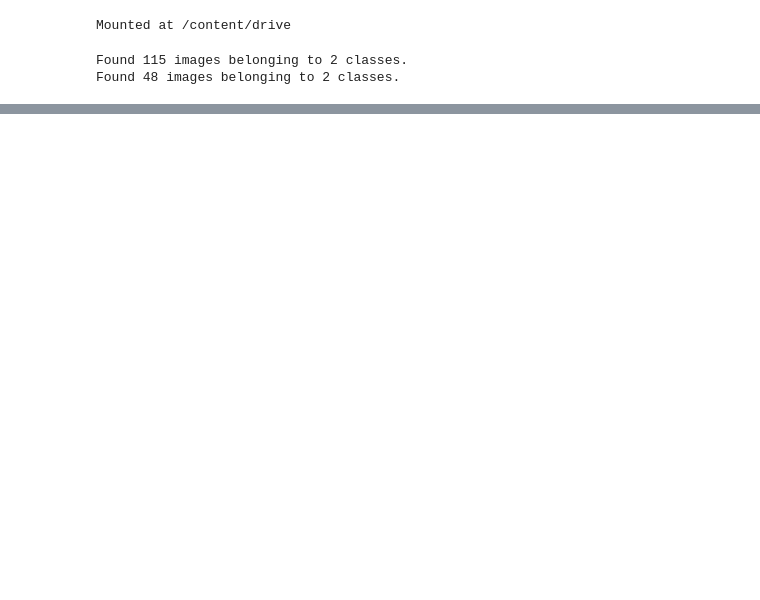
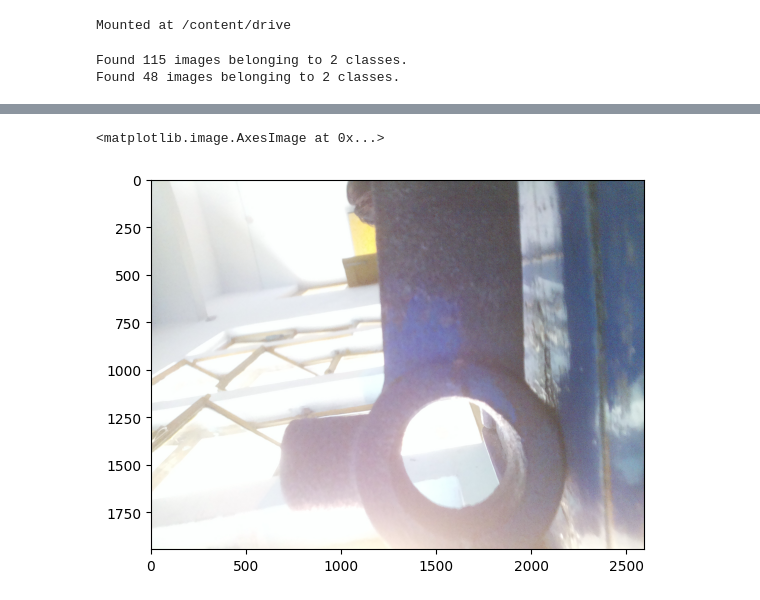
Before and after one commit to amrit22102/Defect_Detection_Pro, a Jupyter notebook: cnn_data_augmentation.ipynb, the cells around one changed output, grey strips where cells are left out. Drawn from its saved outputs; the diff is of its cells as text; code cells hidden in the pictures; blank space fills up the shorter version.

```diff
--- a/cnn_data_augmentation.ipynb
+++ b/cnn_data_augmentation.ipynb
@@ -124,2 +135,8 @@ plt.show()
+# %%
+test_img = cv2.imread('/content/test.jpg')
+plt.imshow(test_img)
+# %% [output]
+<matplotlib.image.AxesImage at 0x...>
+[figure, added]
 # %%
 import cv2
```
Also changed, not shown: parts of 10 cells of this notebook.
